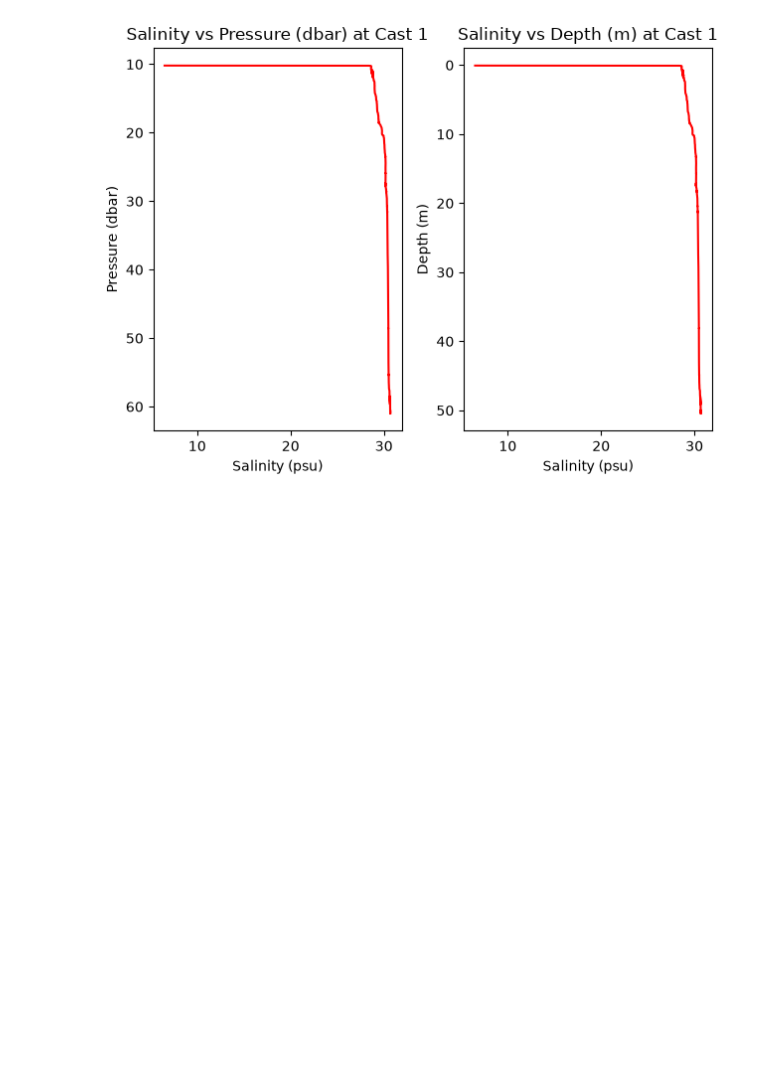
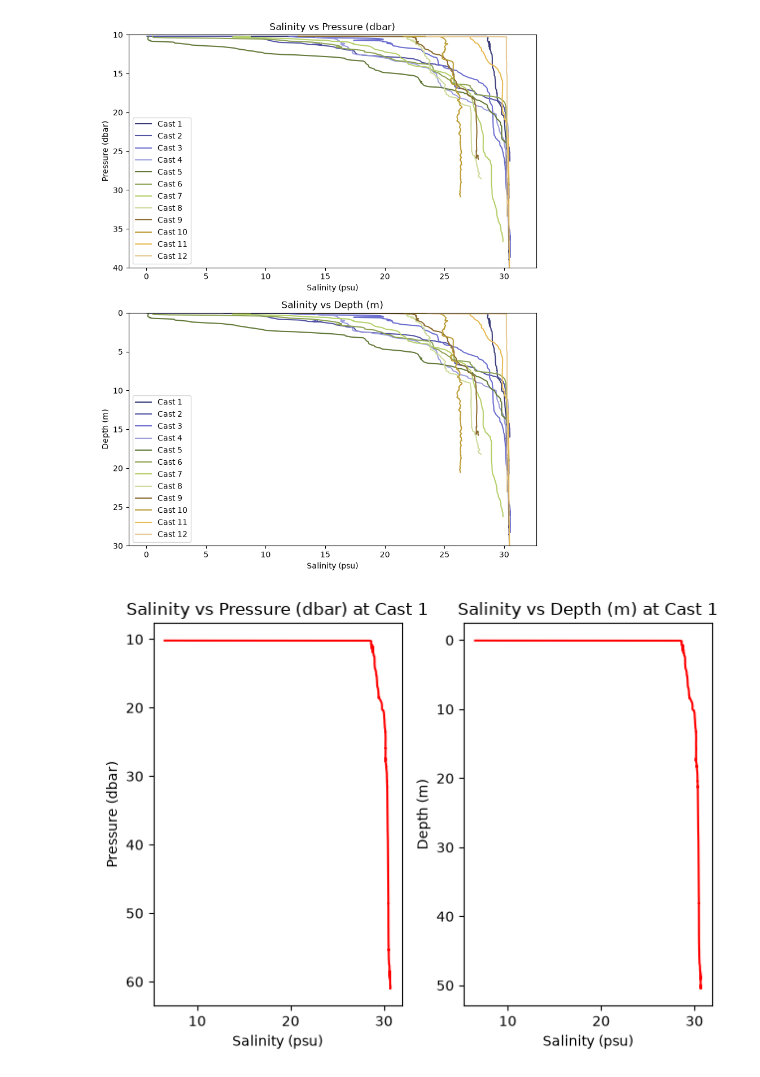
Before and after one commit to rippetl/atmospheric-rivers-skagit-bay, a Jupyter notebook: data_visualization.ipynb, the cells around one changed output. Cells and saved outputs as stored; diff of their text form; code cells hidden in the pictures; blank space fills up the shorter version.

Commit message:
visualized salinity vs temp and depth all casts on same plot, color scale and labeled

```diff
--- a/data_visualization.ipynb
+++ b/data_visualization.ipynb
@@ -28,3 +8,31 @@ cast_list = [pd.read_csv('/Users/lilyrippeteau/Library/CloudStorage/OneDrive-Wes
+# %%
+colors = plt.get_cmap('tab20b').colors
+
+fig, axes = plt.subplots(2,1, figsize=(8, 10))
+for i, cast in enumerate(cast_list):
+    cast_salinity = cast[['Salinity']]
+    cast_pressure = cast[['Pressure']]
+    cast_depth = cast[['Depth']]
+
+    axes[0].plot(cast_salinity, cast_pressure, color=colors[i], label="Cast " + str(i+1))
+    axes[1].plot(cast_salinity, cast_depth, color=colors[i], label="Cast " + str(i+1))
+
+axes[0].set_xlabel('Salinity (psu)')
+axes[0].set_ylabel('Pressure (dbar)')
+axes[1].set_xlabel('Salinity (psu)')
+axes[1].set_ylabel('Depth (m)')
+axes[0].set_ylim(10, 40)
+axes[1].set_ylim(0, 30)
+axes[0].invert_yaxis()
+axes[1].invert_yaxis()
+axes[0].set_title("Salinity vs Pressure (dbar)")
+axes[1].set_title("Salinity vs Depth (m)")
+axes[0].legend()
+axes[1].legend()
+plt.tight_layout()
+plt.show()
+# %% [output]
+[figure, added]
 # %%
 #loops through each cast and plots salinity vs pressure and depth
 for i, cast1 in enumerate(cast_list):
```
Also changed, not shown: parts of 2 cells of this notebook.
